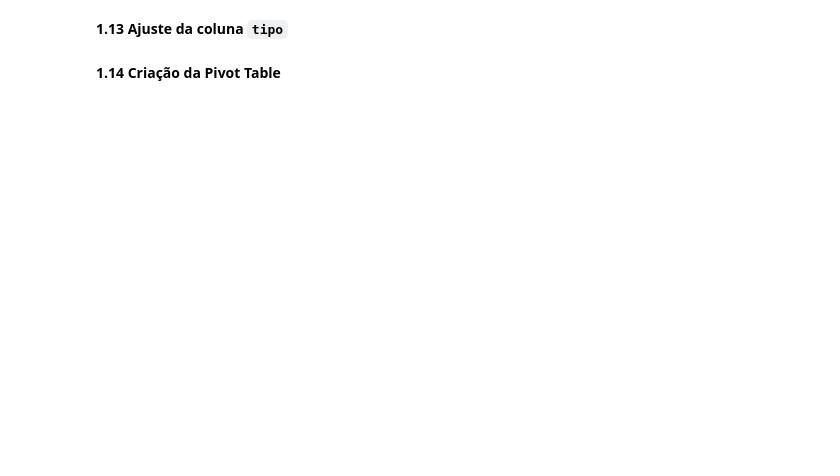
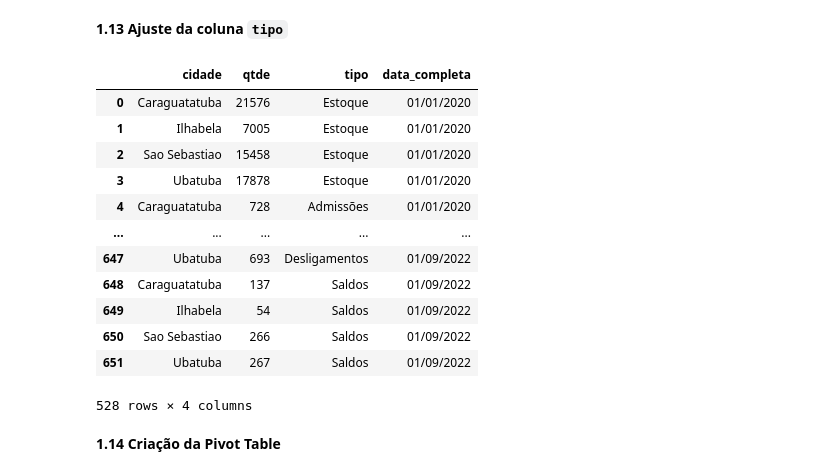
Before and after one commit to rafaelbuzi/Limpeza-de-Dados, a Jupyter notebook: litoral_norte_CAGED.ipynb, the cells around one changed output. Drawn from its saved outputs; the diff is of its cells as text; code cells hidden in the pictures; blank space fills up the shorter version.

```diff
--- a/litoral_norte_CAGED.ipynb
+++ b/litoral_norte_CAGED.ipynb
@@ -214,5 +215,21 @@ df_ss.head(3)
 **1.13 Ajuste da coluna `tipo`**
 # %%
 df_ss['tipo'] = np.where(df_ss["tipo"].str.contains("referência") == True, 'Estoque', df_ss['tipo'])
+# %%
+df_ss
+# %% [output]
+|  | cidade | qtde | tipo | data_completa |
+| 0 | Caraguatatuba | 21576 | Estoque | 01/01/2020 |
+| 1 | Ilhabela | 7005 | Estoque | 01/01/2020 |
+| 2 | Sao Sebastiao | 15458 | Estoque | 01/01/2020 |
+| 3 | Ubatuba | 17878 | Estoque | 01/01/2020 |
+| 4 | Caraguatatuba | 728 | Admissões | 01/01/2020 |
+| ... | ... | ... | ... | ... |
+| 647 | Ubatuba | 693 | Desligamentos | 01/09/2022 |
+| 648 | Caraguatatuba | 137 | Saldos | 01/09/2022 |
+| 649 | Ilhabela | 54 | Saldos | 01/09/2022 |
+| 650 | Sao Sebastiao | 266 | Saldos | 01/09/2022 |
+| 651 | Ubatuba | 267 | Saldos | 01/09/2022 |
+528 rows × 4 columns
 # %% [markdown]
 **1.14 Criação da Pivot Table**
```
Also changed, not shown: parts of 24 cells of this notebook.
